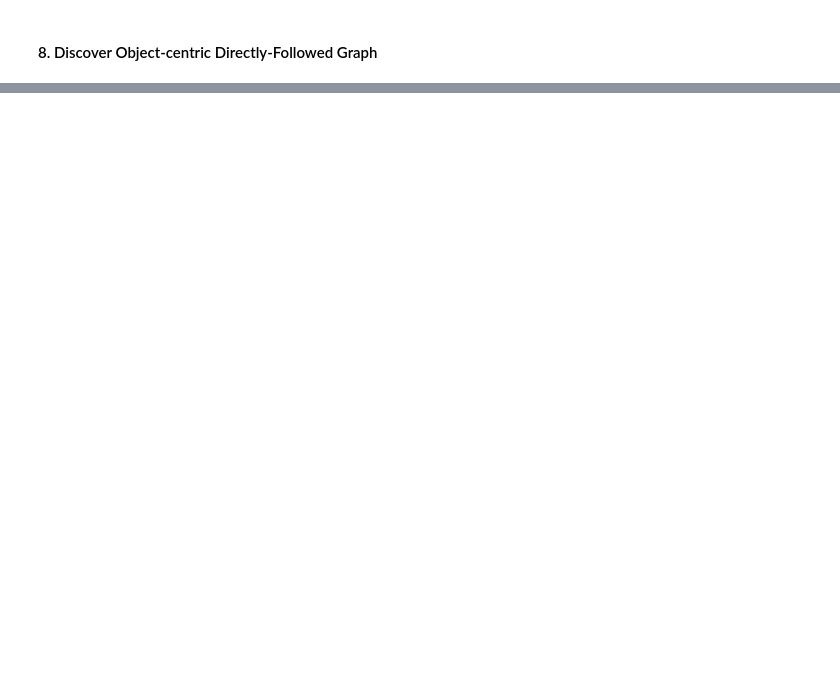
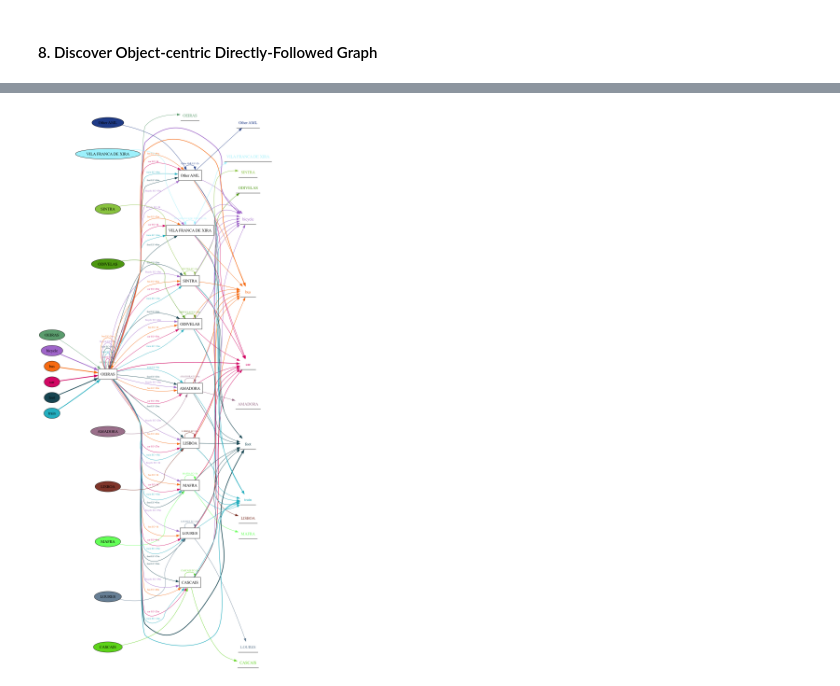
Before and after one commit to kfilonchik/pm4mobility, a Jupyter notebook: notebooks/02_ocel_pm.ipynb, the cells around one changed output, grey strips where cells are left out. Saved outputs shown, nothing was run; the diff lists cells and outputs as text; code cells hidden in the pictures; blank space fills up the shorter version.

```diff
--- a/notebooks/02_ocel_pm.ipynb
+++ b/notebooks/02_ocel_pm.ipynb
@@ -141,0 +169,6 @@ pm4py.view_ocdfg(ocdfg_oeiras_with_mode, annotation='frequency', format='html')
+# %%
+ocdfg = pm4py.discover_ocdfg(ocel_df_oeiras)
+    # View the model with the performance annotation
+pm4py.view_ocdfg(ocdfg, format="png", annotation="performance", performance_aggregation="median")
+# %% [output]
+[figure, added]
```
Also changed, not shown: parts of 36 cells of this notebook, 18 other files.
